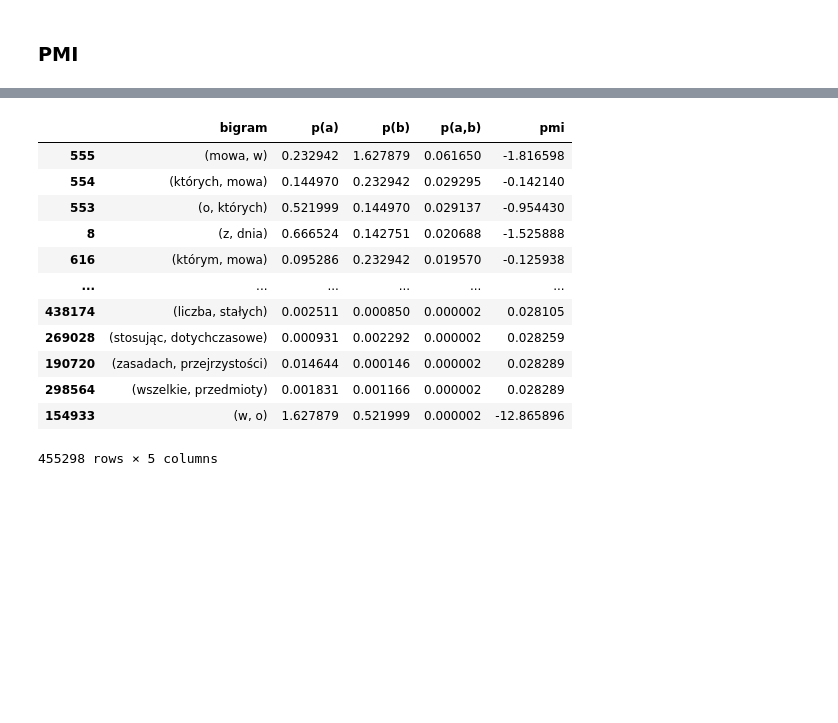
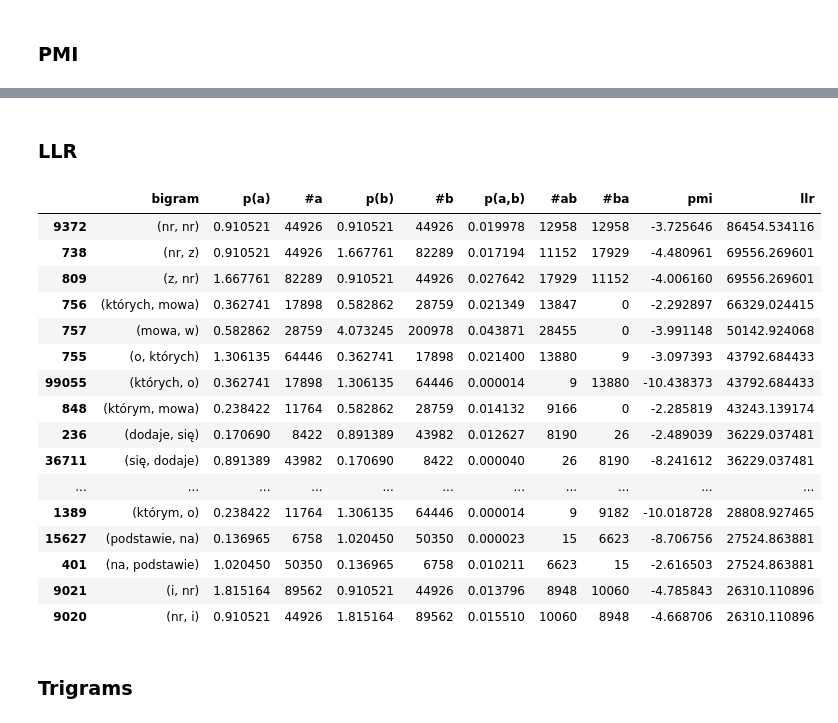
Before and after one commit to arkadiuss/nlp, a Jupyter notebook: 4_ngrams/4_ngrams.ipynb, the cells around one changed output, grey strips where cells are left out. Cells and saved outputs as stored; diff of their text form; code cells hidden in the pictures; blank space fills up the shorter version.

Commit message:
[4] llr and bigrams

```diff
--- a/4_ngrams/4_ngrams.ipynb
+++ b/4_ngrams/4_ngrams.ipynb
@@ -70,18 +50,3 @@ bill_docs_bigrams[0][:10]
 # %% [markdown]
 ### PMI
-# %%
-def compute_global_counter(ctrs):
-    global_counter = Counter()
-    for ctr in ctrs:
-        global_counter += ctr
-    return global_counter
-
-def probabilities(bigrams):
-    ctrs = [Counter(doc) for doc in bigrams]
-    global_counter = compute_global_counter(ctrs)
-    l = len(global_counter)
-    return { k: global_counter[k]/l for k in global_counter}, global_counter
-
-p, pctr = probabilities(bill_docs_single_tokens)
-pm, pmctr = probabilities(bill_docs_bigrams)
 # %%
@@ -93,0 +80,2 @@ df["pmi"] = np.log(df["p(a,b)"]/ (df["p(a)"]*df["p(b)"]))
+# %%
+df = pmi_df()
@@ -94,18 +115,47 @@ df["pmi"] = np.log(df["p(a,b)"]/ (df["p(a)"]*df["p(b)"]))
+# %% [markdown]
+### LLR
+# %%
+def H(a):
+    a = np.array(a)
+    N = a.sum()
+    return np.sum(a/N * np.log(a/N + (a==0)))
+
+def llr(pmi_df):
+    def apply_llr(k):
+        return 2*np.sum(k)*(H(k) - H(k.sum(axis=0)) - H(k.sum(axis=1)))
+
+    df = pmi_df.copy()
+    sum_all = pmi_df["#ab"].sum()
+    df["k11"] = pmi_df["#ab"] + pmi_df["#ba"]
+    df["k12"] = pmi_df["#a"].apply(lambda x: x*2) - df["k11"]
+    df["k21"] = pmi_df["#b"].apply(lambda x: x*2) - df["k11"]
+    df["k22"] = sum_all - df["k11"]
+    df["k"] = df[["k11", "k12","k21", "k22"]].values.tolist()
+    df["k"] = df["k"].apply(lambda k: np.array(k).reshape((2,2)))
+    df["llr"] = df["k"].apply(apply_llr)
+    pmi_df["llr"] = df["llr"]
+    return pmi_df
+# %%
+df = llr(df)
 # %%
-df = df.sort_values(["pmi"], ascending=[0])
+df.sort_values(["llr"], ascending=[0]).head(20)
+# %% [output]
+|  | bigram | p(a) | #a | p(b) | #b | p(a,b) | #ab | #ba | pmi | llr |
+| 9372 | (nr, nr) | 0.910521 | 44926 | 0.910521 | 44926 | 0.019978 | 12958 | 12958 | -3.725646 | 86454.534116 |
+| 738 | (nr, z) | 0.910521 | 44926 | 1.667761 | 82289 | 0.017194 | 11152 | 17929 | -4.480961 | 69556.269601 |
+| 809 | (z, nr) | 1.667761 | 82289 | 0.910521 | 44926 | 0.027642 | 17929 | 11152 | -4.006160 | 69556.269601 |
+| 756 | (których, mowa) | 0.362741 | 17898 | 0.582862 | 28759 | 0.021349 | 13847 | 0 | -2.292897 | 66329.024415 |
+| 757 | (mowa, w) | 0.582862 | 28759 | 4.073245 | 200978 | 0.043871 | 28455 | 0 | -3.991148 | 50142.924068 |
+| 755 | (o, których) | 1.306135 | 64446 | 0.362741 | 17898 | 0.021400 | 13880 | 9 | -3.097393 | 43792.684433 |
+| 99055 | (których, o) | 0.362741 | 17898 | 1.306135 | 64446 | 0.000014 | 9 | 13880 | -10.438373 | 43792.684433 |
+| 848 | (którym, mowa) | 0.238422 | 11764 | 0.582862 | 28759 | 0.014132 | 9166 | 0 | -2.285819 | 43243.139174 |
+| 236 | (dodaje, się) | 0.170690 | 8422 | 0.891389 | 43982 | 0.012627 | 8190 | 26 | -2.489039 | 36229.037481 |
+| 36711 | (się, dodaje) | 0.891389 | 43982 | 0.170690 | 8422 | 0.000040 | 26 | 8190 | -8.241612 | 36229.037481 |
+| ... | ... | ... | ... | ... | ... | ... | ... | ... | ... | ... |
+| 1389 | (którym, o) | 0.238422 | 11764 | 1.306135 | 64446 | 0.000014 | 9 | 9182 | -10.018728 | 28808.927465 |
+| 15627 | (podstawie, na) | 0.136965 | 6758 | 1.020450 | 50350 | 0.000023 | 15 | 6623 | -8.706756 | 27524.863881 |
+| 401 | (na, podstawie) | 1.020450 | 50350 | 0.136965 | 6758 | 0.010211 | 6623 | 15 | -2.616503 | 27524.863881 |
+| 9021 | (i, nr) | 1.815164 | 89562 | 0.910521 | 44926 | 0.013796 | 8948 | 10060 | -4.785843 | 26310.110896 |
+| 9020 | (nr, i) | 0.910521 | 44926 | 1.815164 | 89562 | 0.015510 | 10060 | 8948 | -4.668706 | 26310.110896 |
-# %%
-df
-# %% [output]
-|  | bigram | p(a) | p(b) | p(a,b) | pmi |
-| 555 | (mowa, w) | 0.232942 | 1.627879 | 0.061650 | -1.816598 |
-| 554 | (których, mowa) | 0.144970 | 0.232942 | 0.029295 | -0.142140 |
-| 553 | (o, których) | 0.521999 | 0.144970 | 0.029137 | -0.954430 |
-| 8 | (z, dnia) | 0.666524 | 0.142751 | 0.020688 | -1.525888 |
-| 616 | (którym, mowa) | 0.095286 | 0.232942 | 0.019570 | -0.125938 |
-| ... | ... | ... | ... | ... | ... |
-| 438174 | (liczba, stałych) | 0.002511 | 0.000850 | 0.000002 | 0.028105 |
-| 269028 | (stosując, dotychczasowe) | 0.000931 | 0.002292 | 0.000002 | 0.028259 |
-| 190720 | (zasadach, przejrzystości) | 0.014644 | 0.000146 | 0.000002 | 0.028289 |
-| 298564 | (wszelkie, przedmioty) | 0.001831 | 0.001166 | 0.000002 | 0.028289 |
-| 154933 | (w, o) | 1.627879 | 0.521999 | 0.000002 | -12.865896 |
-455298 rows × 5 columns
+# %% [markdown]
+### Trigrams
```
Also changed, not shown: parts of 11 cells of this notebook.
